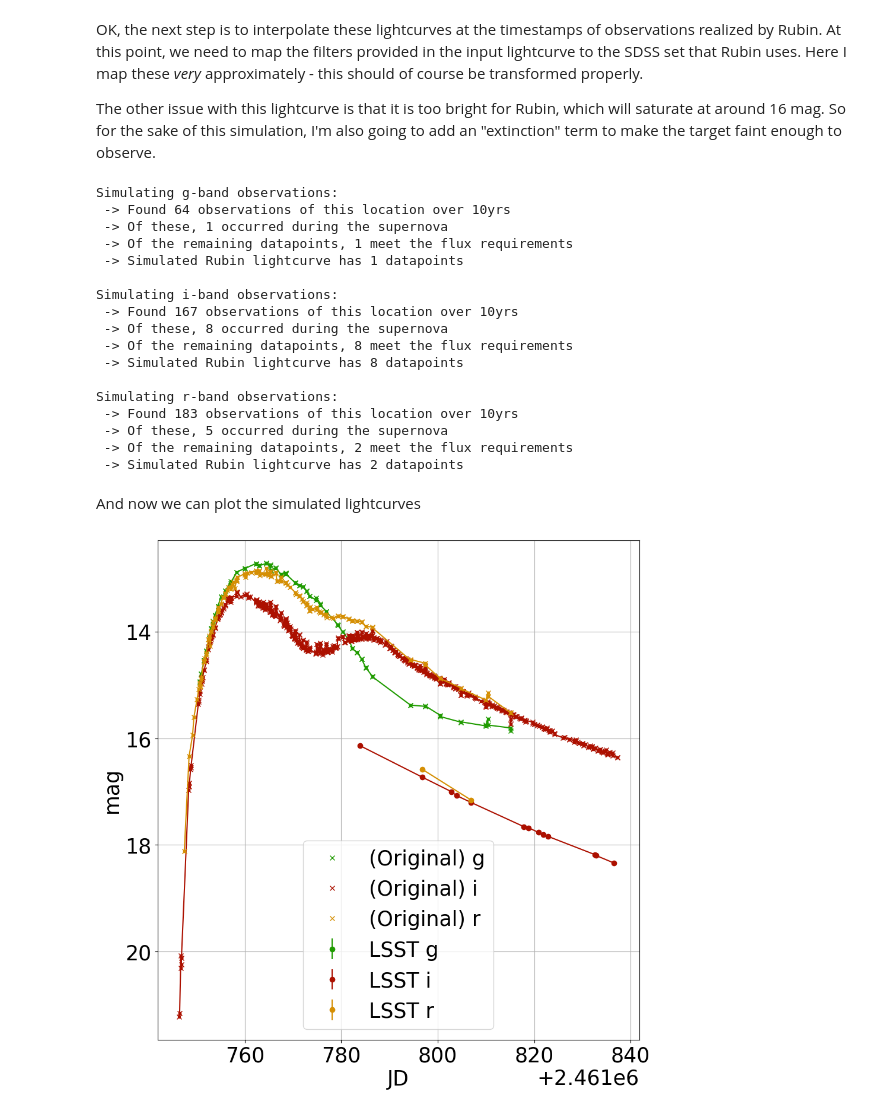
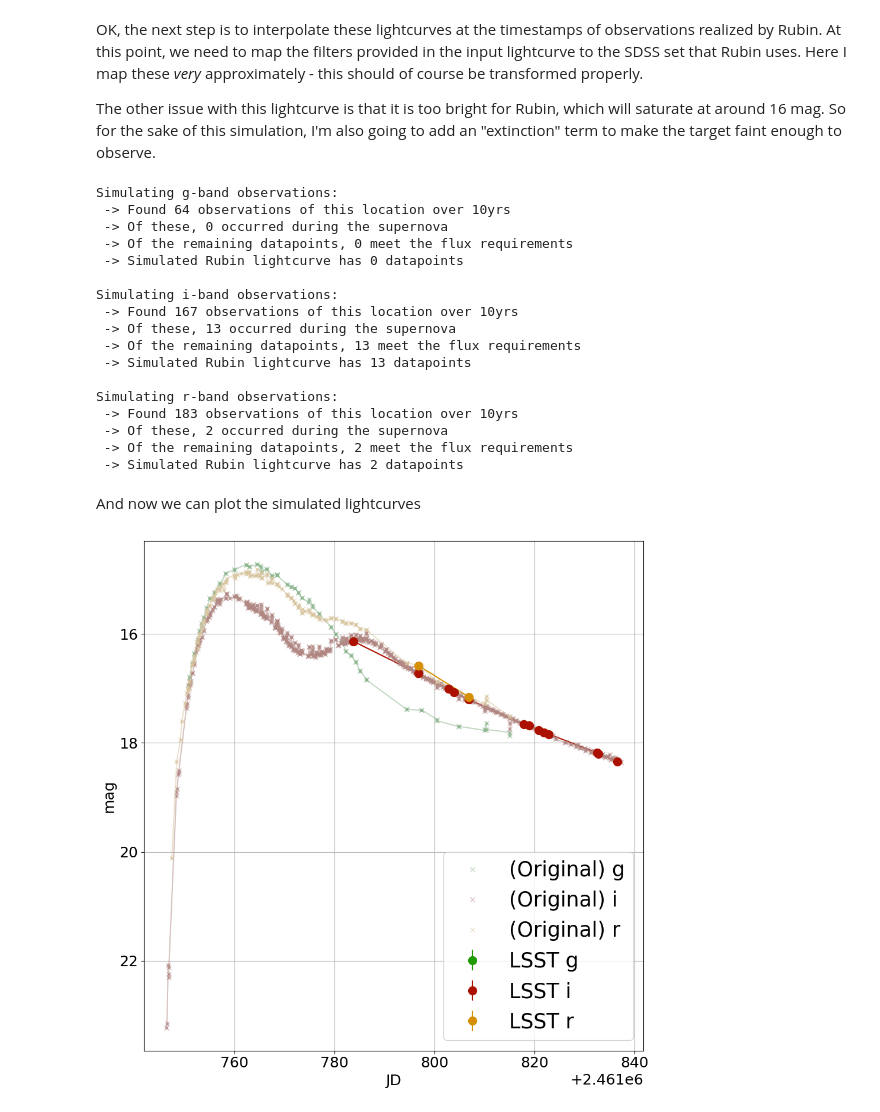
Before and after one commit to rachel3834/bitbucket, a Jupyter notebook: simulated_rubin_sne_lightcurve.ipynb, the cells around one changed output. Drawn from its saved outputs; the diff is of its cells as text; code cells hidden in the pictures.

```diff
--- a/simulated_rubin_sne_lightcurve.ipynb
+++ b/simulated_rubin_sne_lightcurve.ipynb
@@ -202,7 +225,7 @@ filterset = np.unique(target_phot['bandpass'])
 # template acquisition.
 rubin_jd_min = 2460650.6071012997302
 rubin_jd_max = 2464616.012582127541
-n_year = 4
+n_year = 3.0
 t_offset = rubin_jd_min - target_phot['JD'].min() + n_year*365.24
 
 # At the same time as unpacking the lightcurves, we'll create the 1D interpolation functions for each filter
@@ -223,11 +246,13 @@ for f, lc in lightcurves.items():
     plt.plot(lc['JD'], lc['mag'], marker='.', linestyle=' ', label=f)
     plt.plot(lc['JD'], interp_lc[f](lc['JD']), marker='.', linestyle='-')
 
+
+plt.rcParams.update({'font.size': 18})
 plt.xlabel('JD (offset to during LSST)')
 plt.ylabel('mag')
 [xmin, xmax, ymin, ymax] = plt.axis()
 plt.axis([xmin, xmax, ymax, ymin])
-plt.legend()
+plt.legend(loc='lower right')
 
 plt.show()
 # %% [output]
@@ -285,19 +310,19 @@ for f, lc in lightcurves.items():
 # %% [output]
 Simulating g-band observations:
  -> Found 64 observations of this location over 10yrs
- -> Of these, 1 occurred during the supernova
- -> Of the remaining datapoints, 1 meet the flux requirements
- -> Simulated Rubin lightcurve has 1 datapoints
+ -> Of these, 0 occurred during the supernova
+ -> Of the remaining datapoints, 0 meet the flux requirements
+ -> Simulated Rubin lightcurve has 0 datapoints
 
 Simulating i-band observations:
  -> Found 167 observations of this location over 10yrs
- -> Of these, 8 occurred during the supernova
- -> Of the remaining datapoints, 8 meet the flux requirements
- -> Simulated Rubin lightcurve has 8 datapoints
+ -> Of these, 13 occurred during the supernova
+ -> Of the remaining datapoints, 13 meet the flux requirements
+ -> Simulated Rubin lightcurve has 13 datapoints
 
 Simulating r-band observations:
  -> Found 183 observations of this location over 10yrs
- -> Of these, 5 occurred during the supernova
+ -> Of these, 2 occurred during the supernova
  -> Of the remaining datapoints, 2 meet the flux requirements
  -> Simulated Rubin lightcurve has 2 datapoints
 # %% [markdown]
@@ -305,32 +330,33 @@ And now we can plot the simulated lightcurves
 # %%
 fig = plt.figure(1, (10, 10))
 
 plot_colors = {'g': '#209b01', 'r': '#d58f04', 'i': '#ac1000'}
+plot_colors_orig = {'g': '#8bb58d', 'r': '#d8c59e', 'i': '#b18783'}
 
 for f, lc in sim_lcs.items():
     plt.errorbar(
         lc['JD'], lc['mag'], yerr=lc['mag_error'],
-        marker='o', markerfacecolor=plot_colors[f], markeredgecolor=plot_colors[f],
+        marker='o', markerfacecolor=plot_colors[f], markeredgecolor=plot_colors[f], markersize=10,
         linestyle=' ', ecolor=plot_colors[f], label='LSST '+f)
 
     if len(lc) > 0:
         plt.plot(lc['JD'], interp_lc[f](lc['JD'])+mag_offset,
                  marker='.', color=plot_colors[f],
                  linestyle='-')
 
     orig_lc = lightcurves[f]
-    plt.plot(orig_lc['JD'], orig_lc['mag'], marker='x', linestyle=' ', color=plot_colors[f], label='(Original) '+f)
-    plt.plot(orig_lc['JD'], interp_lc[f](orig_lc['JD']), marker='.', color=plot_colors[f], linestyle='-')
+    plt.plot(orig_lc['JD'], orig_lc['mag']+mag_offset, marker='x', linestyle=' ', color=plot_colors_orig[f], alpha=0.5, label='(Original) '+f)
+    plt.plot(orig_lc['JD'], interp_lc[f](orig_lc['JD'])+mag_offset, marker='.', color=plot_colors_orig[f], alpha=0.5, linestyle='-')
 
 plt.rcParams.update({'font.size': 25})
 plt.xlabel('JD')
 plt.ylabel('mag')
 plt.gca().invert_yaxis()
 plt.legend()
 plt.grid()
 
 #plt.show()
 plt.tight_layout()
 plt.savefig('/Users/rstreet/cassiopeia/GrantProposals/2024/NSF_AAG/Howell_proposal/lsst_v4_sim_sne.png')
 # %% [output]
-[figure, old version]
+[figure, new version]
```
Also changed, not shown: parts of 4 cells of this notebook, 1 other file.
